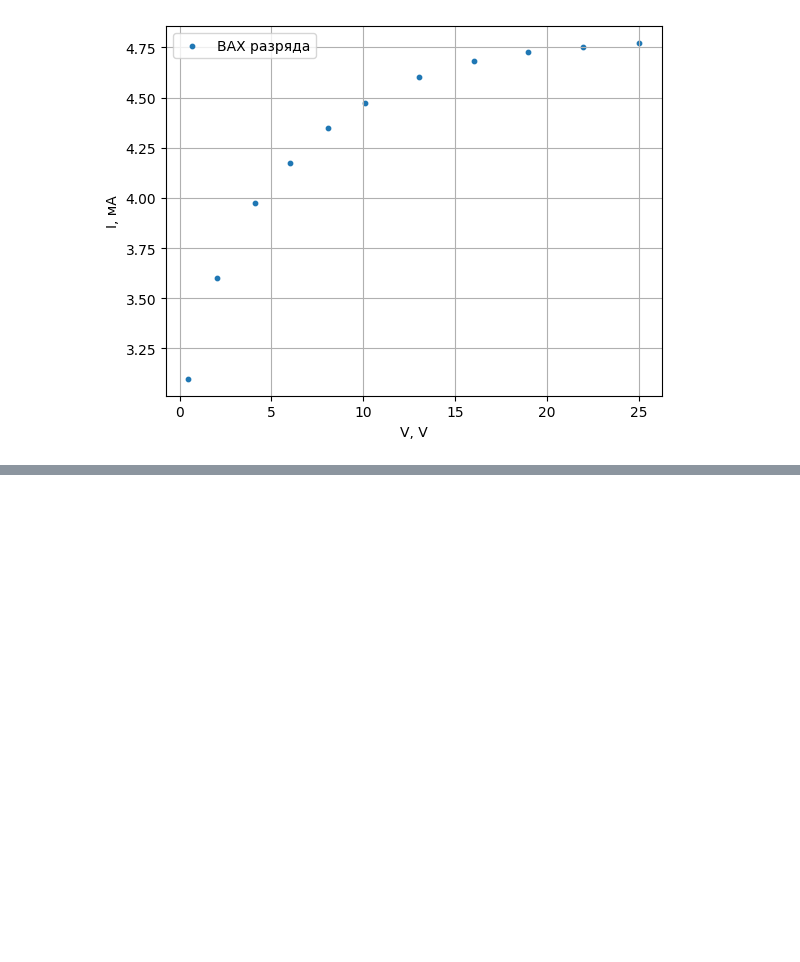
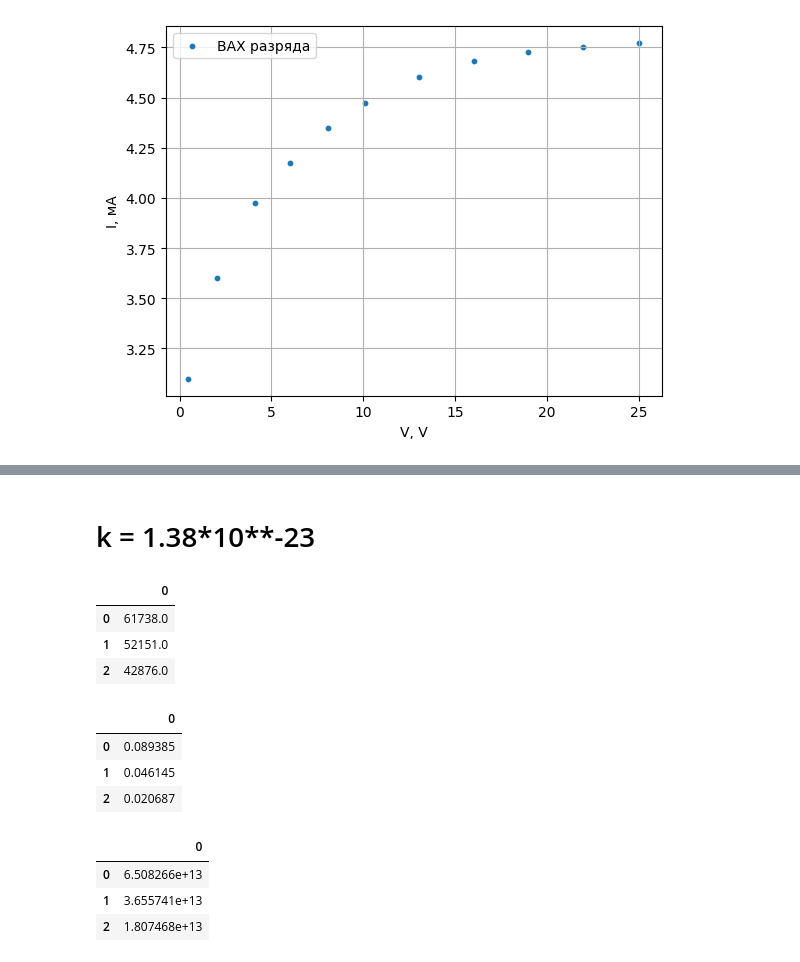
Before and after one commit to ILoveAlgorythms/labs, a Jupyter notebook: 3.5.1/data.ipynb, the cells around one changed output, grey strips where cells are left out. Drawn from its saved outputs; the diff is of its cells as text; code cells hidden in the pictures; blank space fills up the shorter version.

```diff
--- a/3.5.1/data.ipynb
+++ b/3.5.1/data.ipynb
@@ -281,0 +279,37 @@ for x, y, i, c in ((ox, oy, 5, "blue"), (oxx, oyy, 3, "red"), (oxxx, oyyy, 1.5,
+# %% [markdown]
+# k = 1.38*10**-23
+# %%
+# константы
+K = 1.38* 10**-23
+e = 1.6 * 10**-19
+d = 0.2 * 10**-3
+l = 5.2 * 10**-3
+mi= 22*1.66*10**-27
+me= 9.1*10**-31
+# %%
+#T_e
+i_nas_ = pd.DataFrame(i_nas) * 10**-3
+didu_ = pd.DataFrame(didu) * 10**-3
+T = 0.5 * e * (K)**-1 * i_nas_ / didu_
+T.round()
+# %% [output]
+|  | 0 |
+| 0 | 61738.0 |
+| 1 | 52151.0 |
+| 2 | 42876.0 |
+# %%
+i_nas_
+# %% [output]
+|  | 0 |
+| 0 | 0.089385 |
+| 1 | 0.046145 |
+| 2 | 0.020687 |
+# %%
+n_e = i_nas_ / (0.4*e*np.pi * np.sqrt(2*K*T/mi))
+# print(n_e.round().to_latex())
+n_e
+# %% [output]
+|  | 0 |
+| 0 | 6.508266e+13 |
+| 1 | 3.655741e+13 |
+| 2 | 1.807468e+13 |
```
Also changed, not shown: parts of 9 cells of this notebook, 31 other files.
